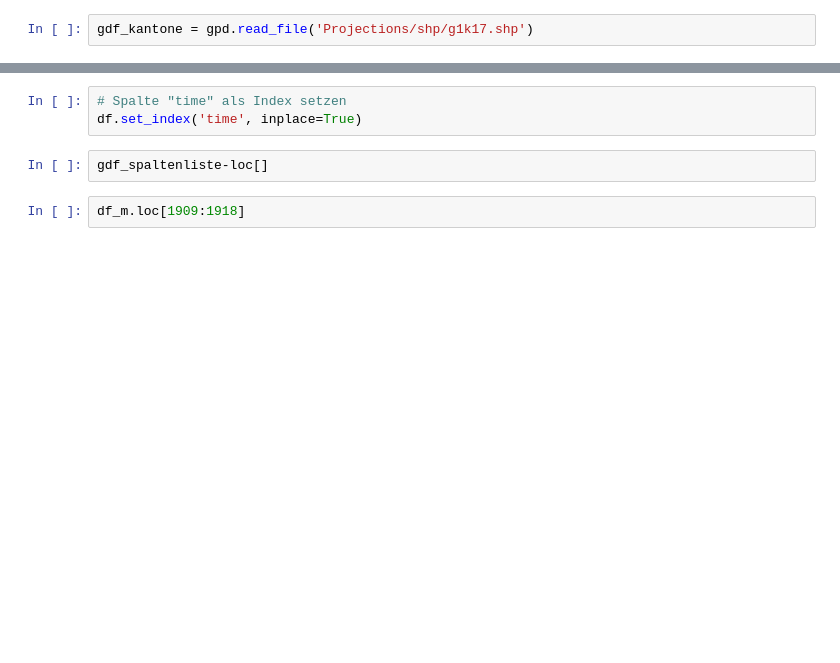
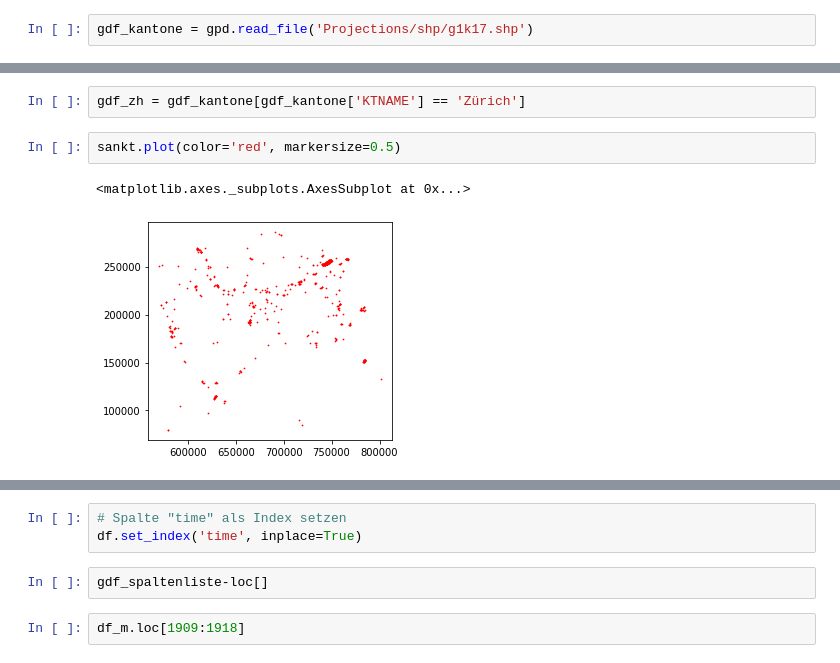
Before and after one commit to katrinnidzwetzki/cas-ddj-abschlussarbeit, a Jupyter notebook: 04_ortsnamen_heiligennamen.ipynb, the cells around one changed output, grey strips where cells are left out. Saved outputs shown, nothing was run; the diff lists cells and outputs as text; blank space fills up the shorter version.

```diff
--- a/04_ortsnamen_heiligennamen.ipynb
+++ b/04_ortsnamen_heiligennamen.ipynb
@@ -166,0 +232,7 @@ gdf_spaltenliste[gdf_spaltenliste['NAME'].str.contains("St. ")]
+# %%
+gdf_zh = gdf_kantone[gdf_kantone['KTNAME'] == 'Zürich']
+# %%
+sankt.plot(color='red', markersize=0.5)
+# %% [output]
+<matplotlib.axes._subplots.AxesSubplot at 0x...>
+[figure, added]
```
Also changed, not shown: parts of 34 cells of this notebook, 1 other file.
